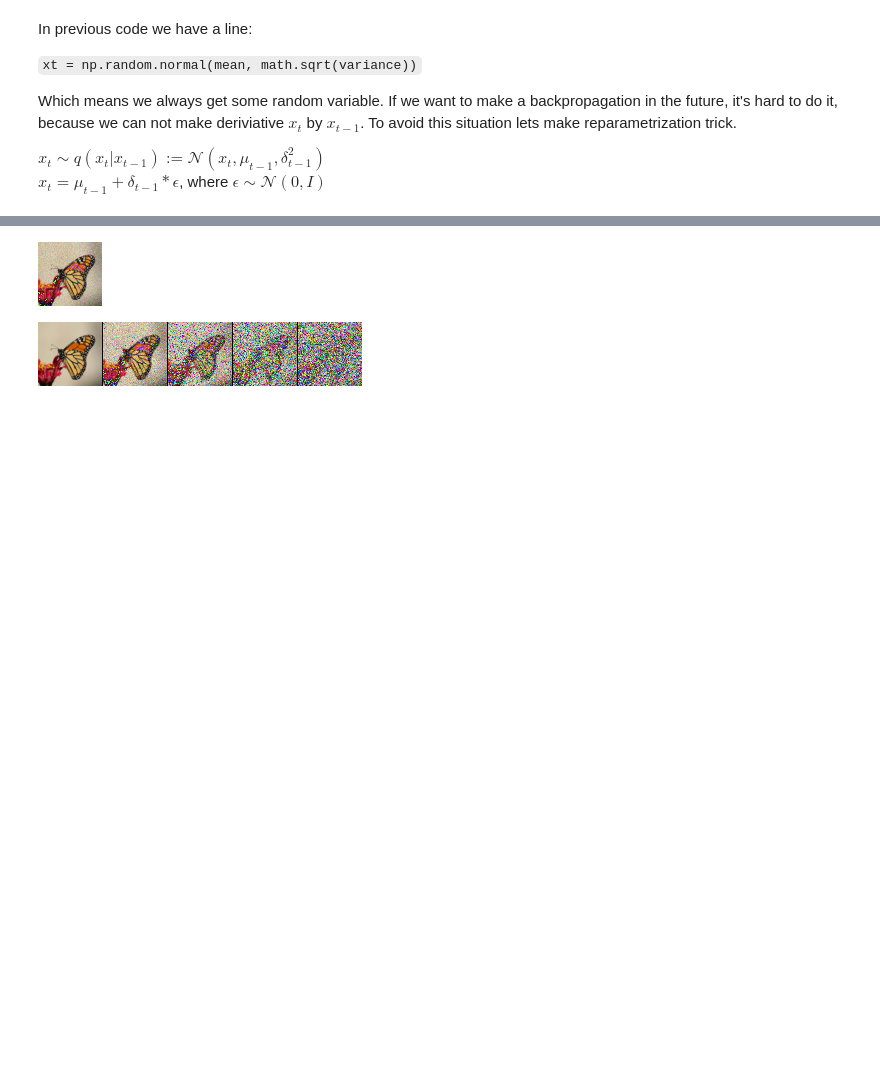
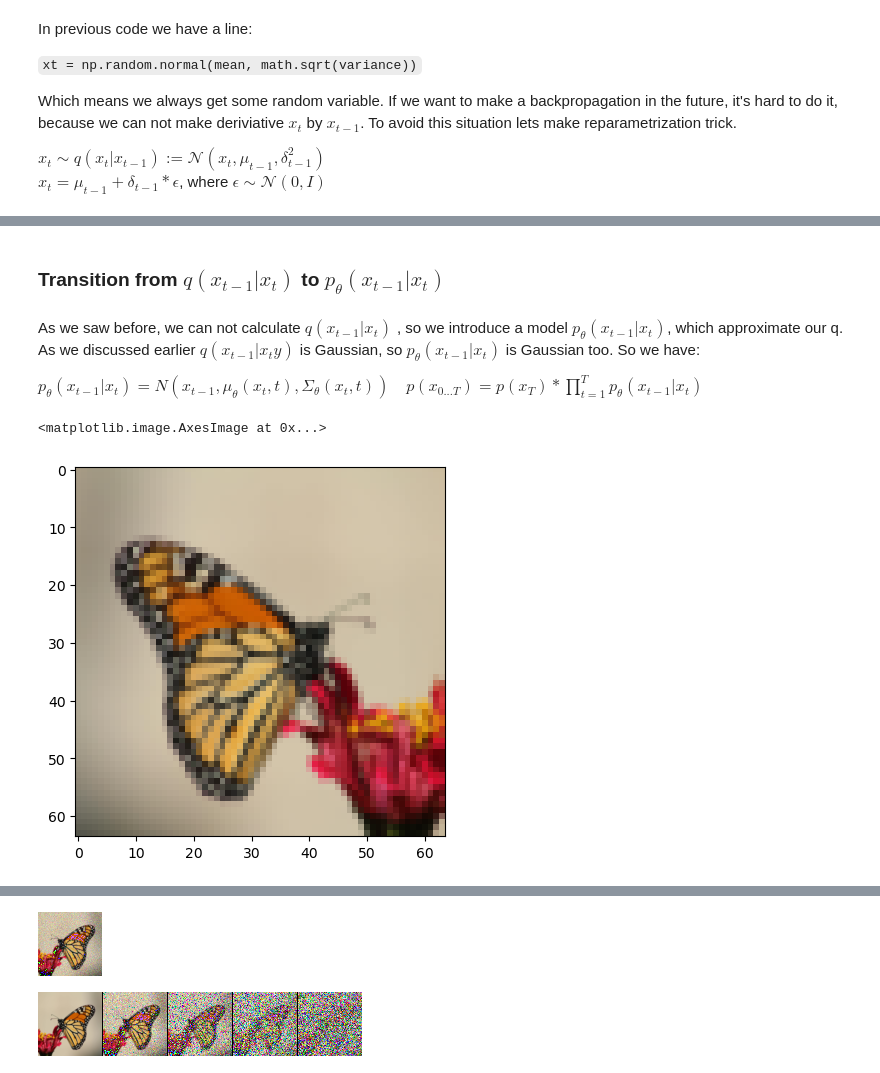
Before and after one commit to juraam/stable-diffusion-from-scratch, a Jupyter notebook: math_check.ipynb, the cells around one changed output, grey strips where cells are left out. Cells and saved outputs as stored; diff of their text form; code cells hidden in the pictures; blank space fills up the shorter version.

```diff
--- a/math_check.ipynb
+++ b/math_check.ipynb
@@ -150,3 +258,10 @@ plt.show()
+# %% [markdown]
+### Transition from $q(x_{t-1}|x_t)$ to $p_\theta(x_{t-1}|x_t)$
+# %% [markdown]
+As we saw before, we can not calculate $q(x_{t-1}|x_t)$ , so we introduce a model $p_\theta(x_{t-1}|x_t)$, which approximate our q.
+As we discussed earlier $q(x_{t-1}|x_ty)$ is Gaussian, so $p_\theta(x_{t-1}|x_t)$ is Gaussian too. So we have:
+
+$p_\theta(x_{t-1}|x_t) = N(x_{t-1}, \mu_\theta(x_t, t), \Sigma_\theta(x_t, t)) \quad p(x_{0...T}) = p(x_T) * \prod_{t=1}^T p_\theta(x_{t-1}|x_t)$
 # %%
 import torch
 
@@ -176,15 +291,18 @@ image = Image.open(image_raw_data)
 # %%
 from torchvision.transforms import RandomHorizontalFlip, Compose, ToTensor, CenterCrop, Resize, Normalize
 
 image_size = 64
 transform = Compose([
   Resize((image_size, image_size)),
   # CenterCrop(image_size),
-  RandomHorizontalFlip(),
+#   RandomHorizontalFlip(),
   ToTensor(),
-  Normalize(mean=(0.5, 0.5, 0.5), std=(0.5, 0.5, 0.5))
+#   Normalize(mean=(0.5, 0.5, 0.5), std=(0.5, 0.5, 0.5))
 ])
 
-x0 = transform(image).unsqueeze(0)
-# plt.imshow(transform(image).permute(1,2,0))
+x0_image = transform(image).unsqueeze(0)
+plt.imshow(x0_image[0].permute(1,2,0))
+# %% [output]
+<matplotlib.image.AxesImage at 0x...>
+[figure, added]
 # %%
```
Also changed, not shown: parts of 13 cells of this notebook, 1 other file.
